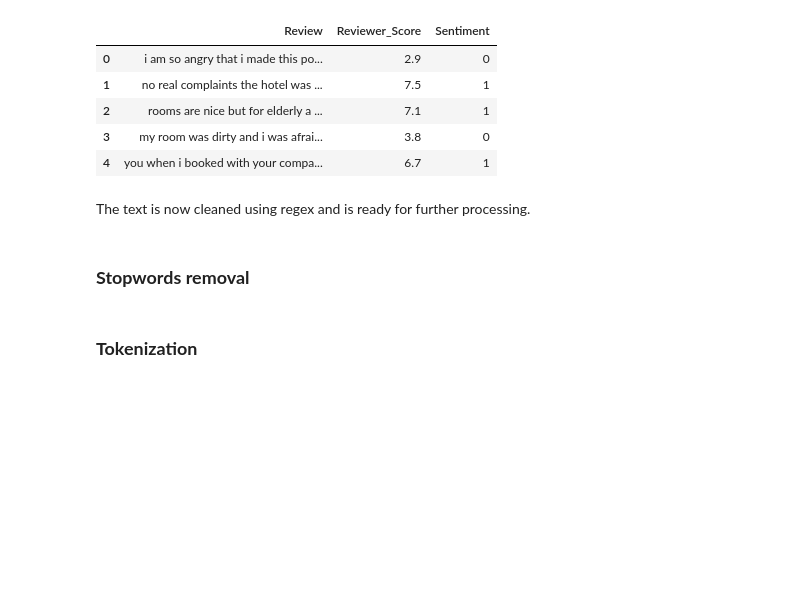
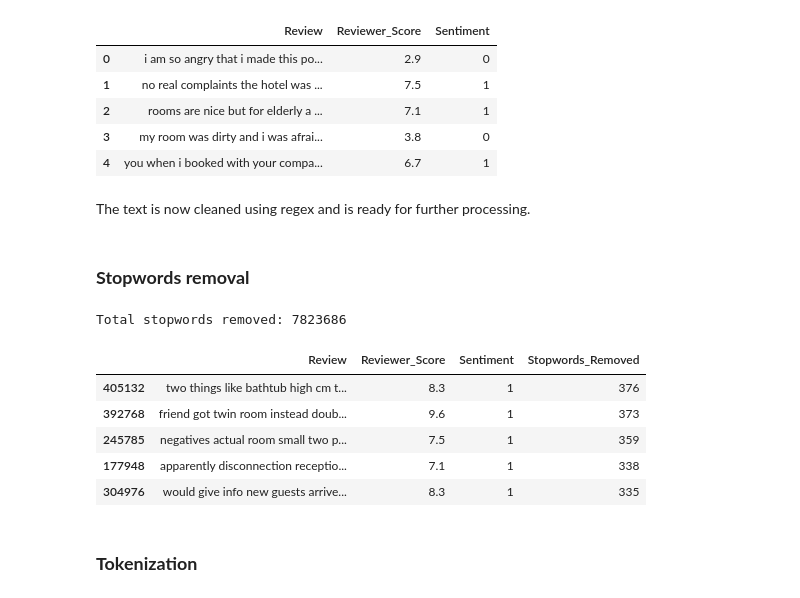
Before and after one commit to ranuru/machine-learning-exam, a Jupyter notebook: task1/notebook.ipynb, the cells around one changed output. Cells and saved outputs as stored; diff of their text form; code cells hidden in the pictures; blank space fills up the shorter version.

```diff
--- a/task1/notebook.ipynb
+++ b/task1/notebook.ipynb
@@ -138,3 +133,41 @@ df['Review'] = df['Review'].apply(lambda x: ' '.join([word for word in x.split()
+# %%
+import pandas as pd
+from nltk.corpus import stopwords
+
+stop = stopwords.words('english')
+
+def remove_stopwords_and_count(text):
+    words = text.split()
+
+    original_stopwords_count = len([word for word in words if word in stop])
+
+    filtered_words = [word for word in words if word not in stop]
+
+    removed_stopwords_count = original_stopwords_count
+
+    cleaned_text = ' '.join(filtered_words)
+
+    return cleaned_text, removed_stopwords_count
+
+df[['Review', 'Stopwords_Removed']] = df['Review'].apply(lambda x: pd.Series(remove_stopwords_and_count(x)))
+
+total_removed_stopwords = df['Stopwords_Removed'].sum()
+
+print(f"Total stopwords removed: {total_removed_stopwords}")
+# %% [output]
+Total stopwords removed: 7823686
+# %%
+df.head()
+
+# sort the data by most stopwords removed
+df.sort_values('Stopwords_Removed', ascending=False).head()
+# %% [output]
+|  | Review | Reviewer_Score | Sentiment | Stopwords_Removed |
+| 405132 | two things like bathtub high cm t... | 8.3 | 1 | 376 |
+| 392768 | friend got twin room instead doub... | 9.6 | 1 | 373 |
+| 245785 | negatives actual room small two p... | 7.5 | 1 | 359 |
+| 177948 | apparently disconnection receptio... | 7.1 | 1 | 338 |
+| 304976 | would give info new guests arrive... | 8.3 | 1 | 335 |
 # %% [markdown]
 ### **Tokenization**
 # %%
```
Also changed, not shown: parts of 12 cells of this notebook.
